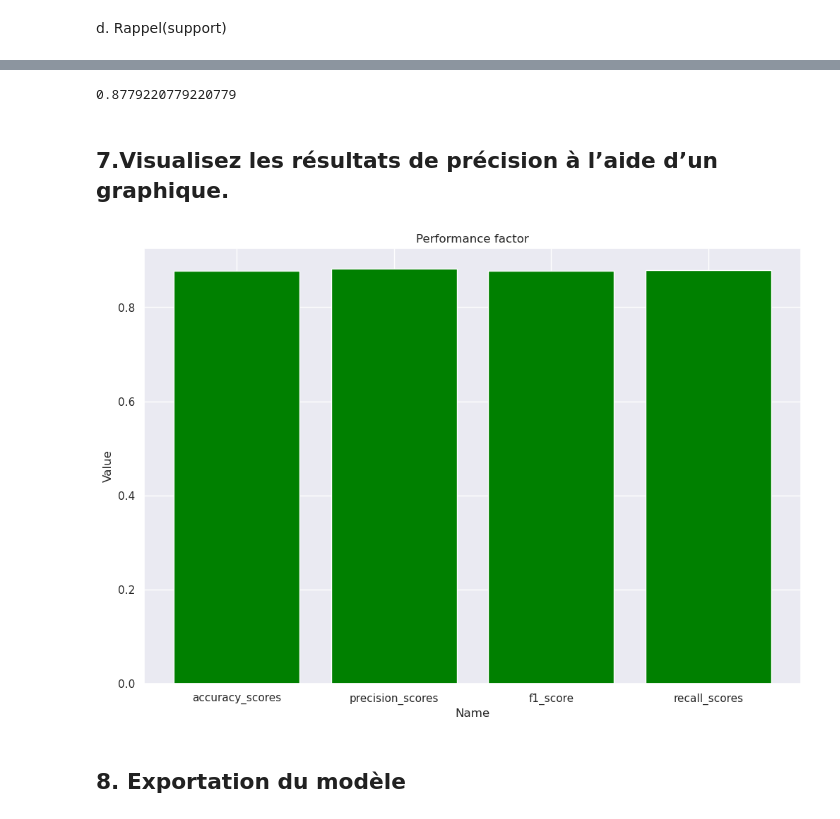
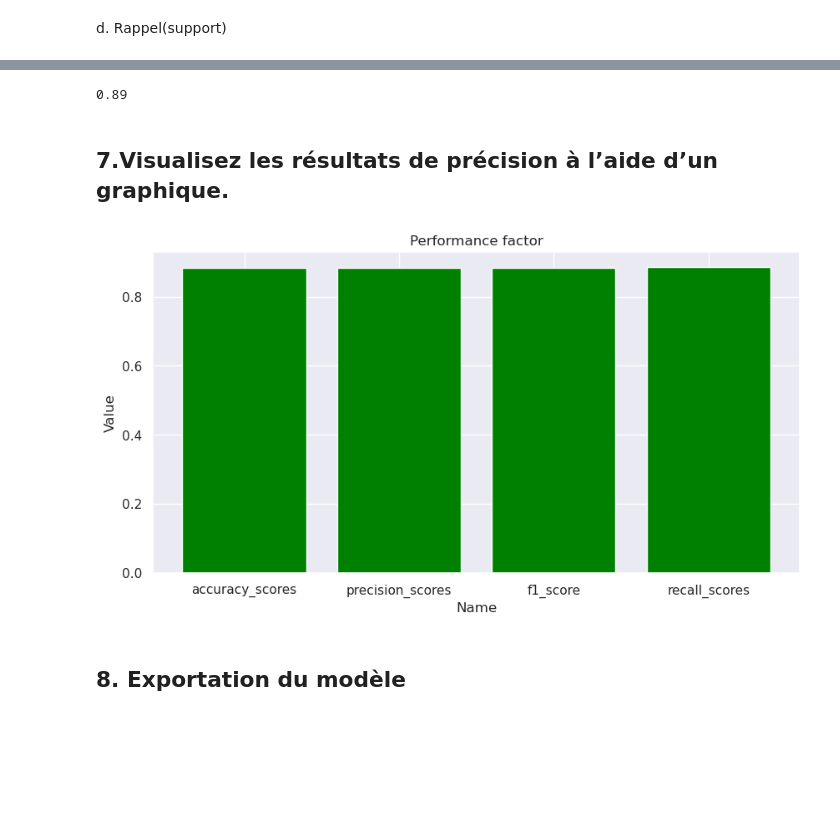
Before and after one commit to FoubaDev/Group1TP_ML, a Jupyter notebook: TP_Group1_Cancer_Classification.ipynb, the cells around one changed output, grey strips where cells are left out. Cells and saved outputs as stored; diff of their text form; code cells hidden in the pictures; blank space fills up the shorter version.

```diff
--- a/Cancer_Classification.ipynb
+++ b/TP_Group1_Cancer_Classification.ipynb
@@ -618,23 +653,23 @@ print(recall_scores)
 # %%
-print(recall_scores.mean())
+print(round(recall_scores.mean(),2) )
 # %% [output]
-0.8779220779220779
+0.89
 # %% [markdown]
 ## 7.Visualisez les résultats de précision à l’aide d’un graphique.
 # %%
 names = ['accuracy_scores', 'precision_scores', 'f1_score','recall_scores']
 values = [accuracy_scores.mean(), precision_scores.mean(), f1_score.mean(), recall_scores.mean()]
 
 
-plt.figure(figsize=(12, 8))
+plt.figure(figsize=(10, 5))
 plt.bar(names, values, color='green')
 plt.xlabel('Name')
 plt.ylabel('Value')
 plt.title('Performance factor')
 
 plt.show()
 # %% [output]
-[figure, old version]
+[figure, new version]
 # %% [markdown]
 ## 8. Exportation du modèle
 # %%
```
Also changed, not shown: parts of 19 cells of this notebook, 5 other files.
